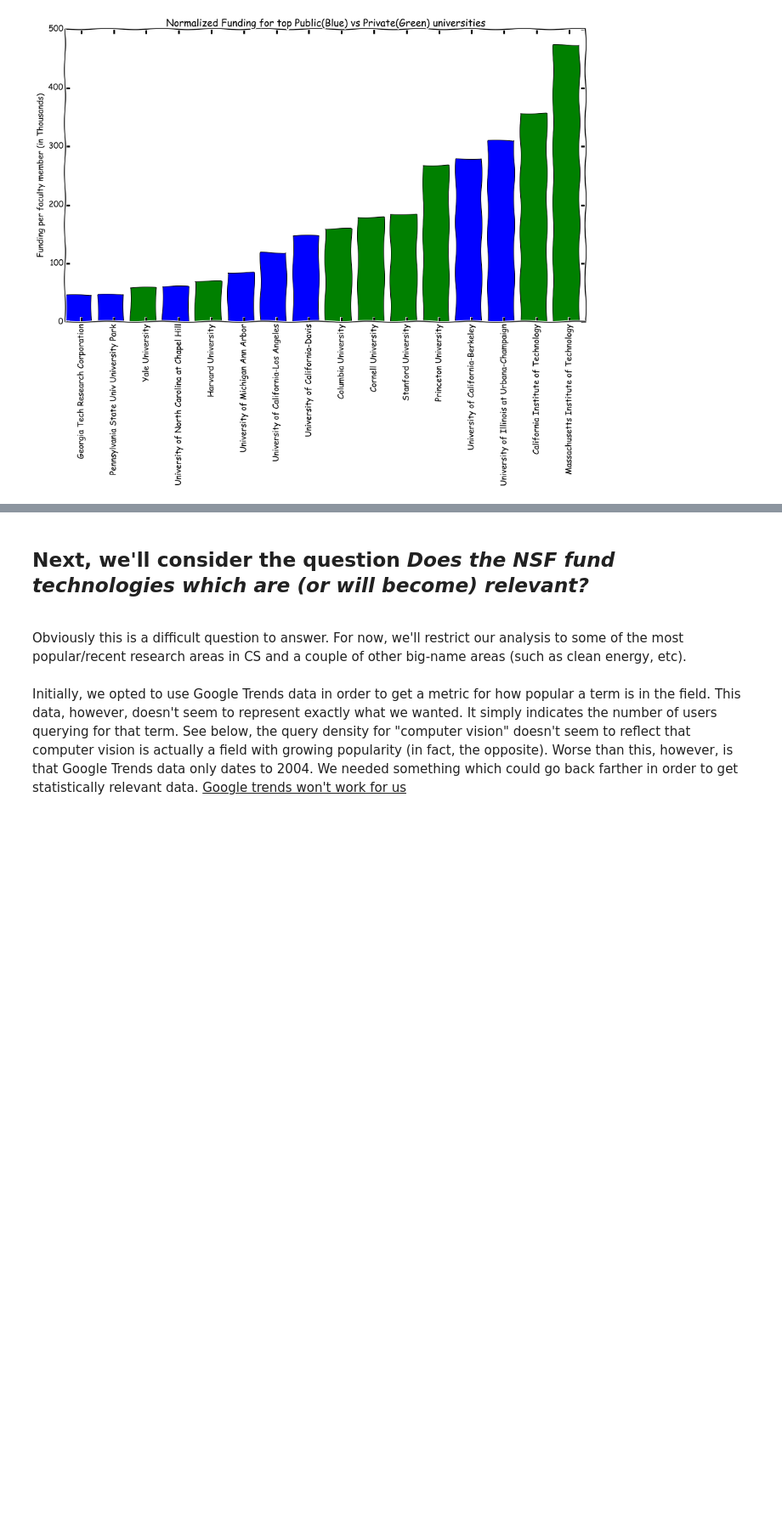
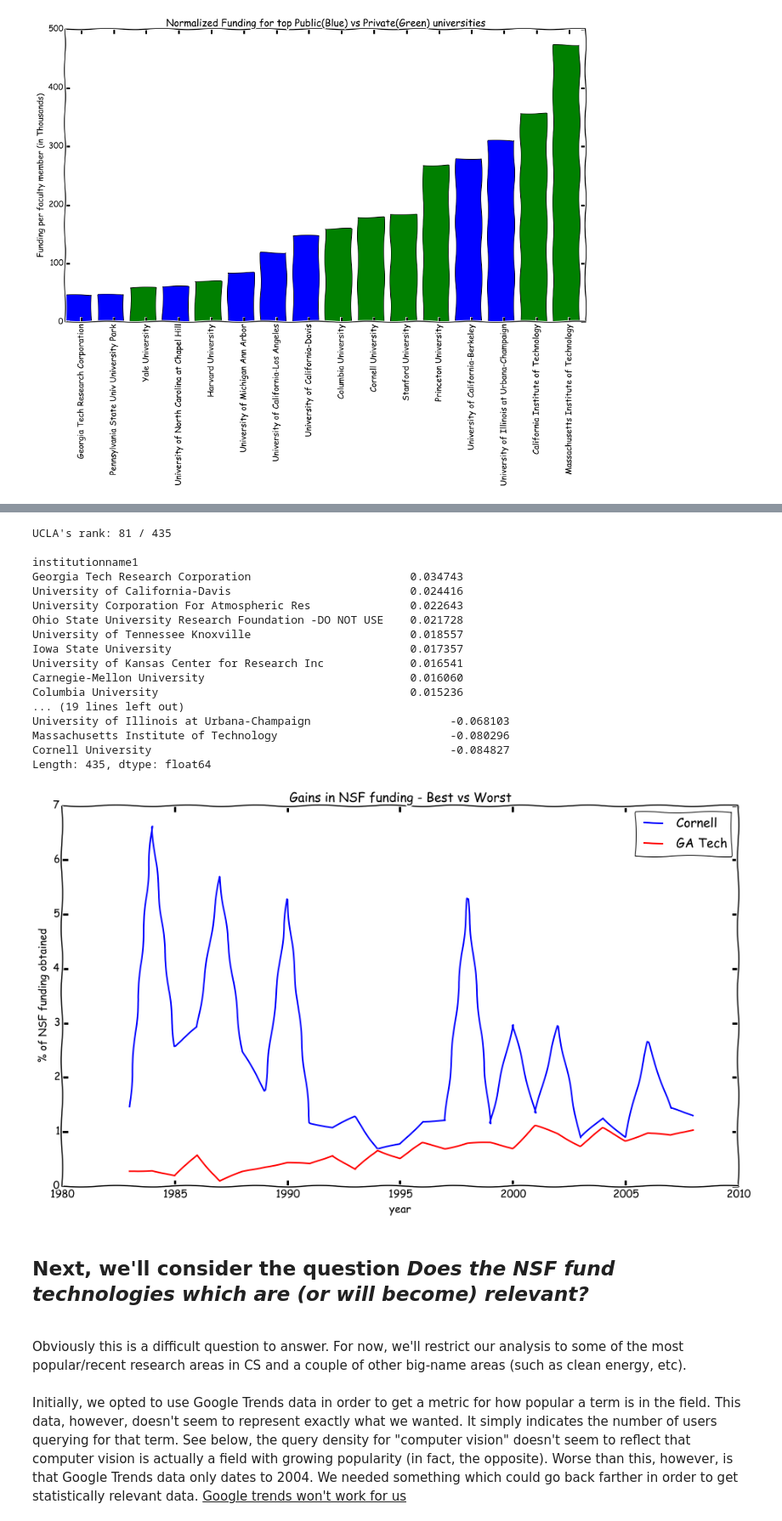
Before and after one commit to realmichaelzyy/cs249project, a Jupyter notebook: MarksTestNotebook.ipynb, the cells around one changed output, grey strips where cells are left out. Shown at 85% size. Drawn from its saved outputs; the diff is of its cells as text; code cells hidden in the pictures; blank space fills up the shorter version.

Commit message:
adding work on "most influential" PI / institution

```diff
--- a/MarksTestNotebook.ipynb
+++ b/MarksTestNotebook.ipynb
@@ -388,0 +446,68 @@ ax.set_title('Normalized Funding for top Public(Blue) vs Private(Green) universi
+# %%
+#looking into "most up and coming" institution, from 1983 to 2008
+#for i in range(len(pieces))
+instdata = []
+
+for i in range(len(pieces)):
+    dat = pieces[i][['institutionname1','awardamount','year']]
+    instdata.append(dat)
+
+def isnullrow(row):
+    numnull = 0
+    for i in row:
+        if pd.isnull(i):
+            numnull += 1
+            if (numnull >= 5):
+                return True
+    return False
+
+#institutions, award amount, and year
+instdata = pd.concat(instdata, ignore_index=True)
+instdata.awardamount = instdata.awardamount.apply(lambda x : float(x))
+instdata = instdata.pivot_table('awardamount',cols='year',rows='institutionname1',aggfunc=sum)
+#instdata = instdata.fillna(0)
+#instdata = instdata.apply(lambda x : pd.Series() if pd.isnull(x).values.sum() > 0 else x ,axis=1)
+#instdata[]
+#instdata[]
+
+#instdata = instdata.iloc[instdata.apply(lambda x : not isnullrow(x), axis=1).tolist(),:]
+instdata = instdata.apply(lambda x: x/x.sum()*100)
+instdata = instdata.iloc[numpy.add.reduce(pd.isnull(instdata),axis=1) <= 5,:]
+
+
+comp = pd.DataFrame()
+comp['Cornell'] = instdata.loc['Cornell University',:]
+comp['GA Tech'] = instdata.loc['Georgia Tech Research Corporation',:]
+comp.plot(title='Gains in NSF funding - Best vs Worst')
+pylab.ylabel('% of NSF funding obtained')
+
+from scipy.linalg import lstsq
+def lsquares(xdata):
+    A = np.vstack([xdata.dropna().index.values, np.ones(len(xdata.dropna()))]).T
+    y = xdata.dropna().values
+    m, b = lstsq(A,y)[0]
+    return m
+#lsquares(instdata.iloc[1,:])
+res = instdata.apply(lambda x: lsquares(x),axis=1)
+res.sort(ascending=False)
+print("UCLA's rank: "+str(res.index.get_loc('University of California-Los Angeles')) + " / "+str(len(res))+"\n")
+print(res)
+# %% [output]
+UCLA's rank: 81 / 435
+
+institutionname1
+Georgia Tech Research Corporation                        0.034743
+University of California-Davis                           0.024416
+University Corporation For Atmospheric Res               0.022643
+Ohio State University Research Foundation -DO NOT USE    0.021728
+University of Tennessee Knoxville                        0.018557
+Iowa State University                                    0.017357
+University of Kansas Center for Research Inc             0.016541
+Carnegie-Mellon University                               0.016060
+Columbia University                                      0.015236
+... (19 lines left out)
+University of Illinois at Urbana-Champaign                     -0.068103
+Massachusetts Institute of Technology                          -0.080296
+Cornell University                                             -0.084827
+Length: 435, dtype: float64
+[figure, added]
```
Also changed, not shown: parts of 7 cells of this notebook.
